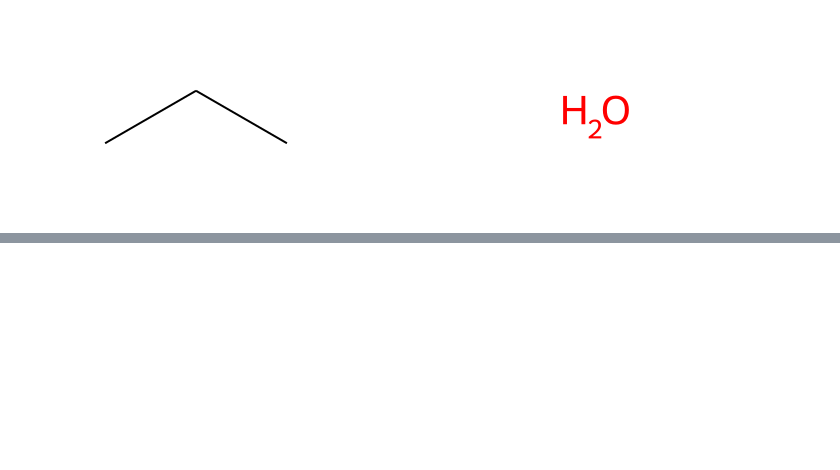
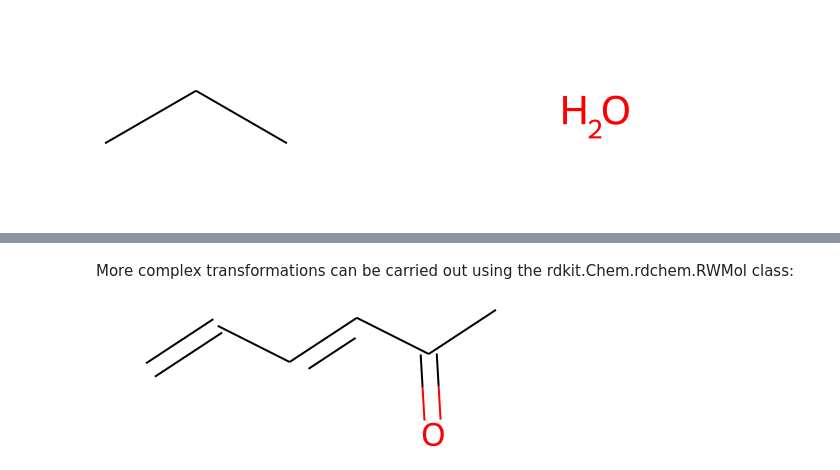
Before and after one commit to bertiewooster/RDKit-playing, a Jupyter notebook: tutorial_examples.ipynb, the cells around one changed output, grey strips where cells are left out. Cells and saved outputs as stored; diff of their text form; code cells hidden in the pictures; blank space fills up the shorter version.

```diff
--- a/tutorial_examples.ipynb
+++ b/tutorial_examples.ipynb
@@ -383,0 +418,7 @@ Draw.MolsToGridImage([Chem.MolFromSmiles(smile) for smile in smiles])
+# %% [markdown]
+More complex transformations can be carried out using the rdkit.Chem.rdchem.RWMol class:
+# %%
+m = Chem.MolFromSmiles('CC(=O)C=CC=C')
+m
+# %% [output]
+[figure, added]
```
Also changed, not shown: parts of 25 cells of this notebook, 3 other files.
